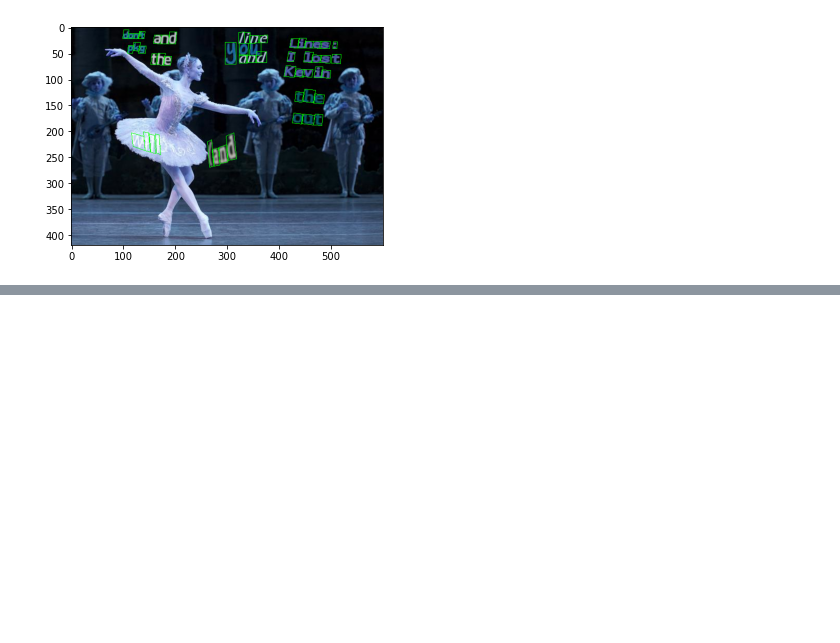
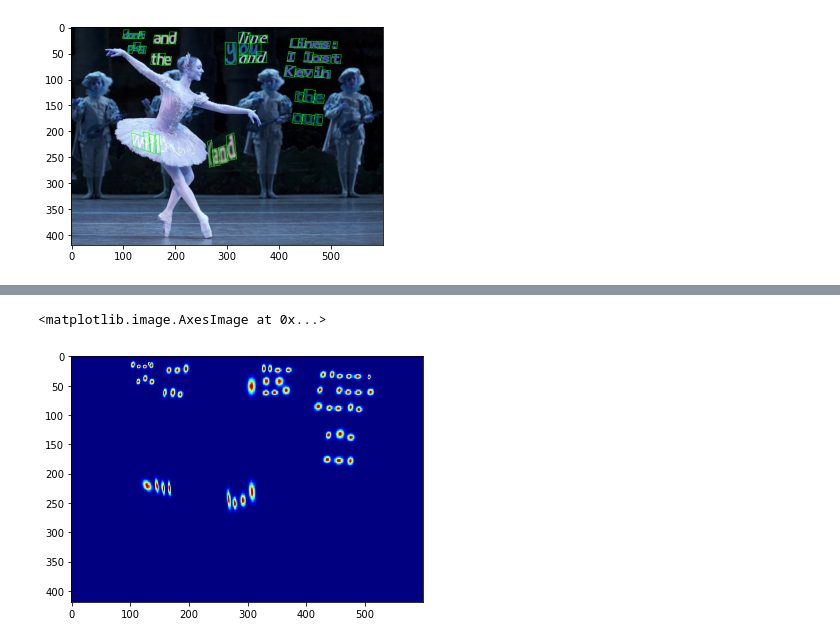
Before and after one commit to Peperoni-quatro-pizza/craft_seongtaek, a Jupyter notebook: gt.ipynb, the cells around one changed output, grey strips where cells are left out. Drawn from its saved outputs; the diff is of its cells as text; code cells hidden in the pictures; blank space fills up the shorter version.

```diff
--- a/gt.ipynb
+++ b/gt.ipynb
@@ -53,0 +80,13 @@ plt.imshow(img_)
+# %%
+sample_gt = generate_gt(img_size=(img_.shape[0] , img_.shape[1]) ,heatmap=heatmap , bbox_cor = charBB )
+sample_gt = sample_gt*255
+sample_gt = sample_gt.astype(np.uint8)
+sample_gt = cv2.applyColorMap(sample_gt, cv2.COLORMAP_JET)
+sample_gt = cv2.cvtColor(sample_gt, cv2.COLOR_BGR2RGB)
+
+img_ = cv2.cvtColor(img_ , cv2.COLOR_BGR2RGB)
+
+io.imshow(sample_gt)
+# %% [output]
+<matplotlib.image.AxesImage at 0x...>
+[figure, added]
```
Also changed, not shown: parts of 12 cells of this notebook.
